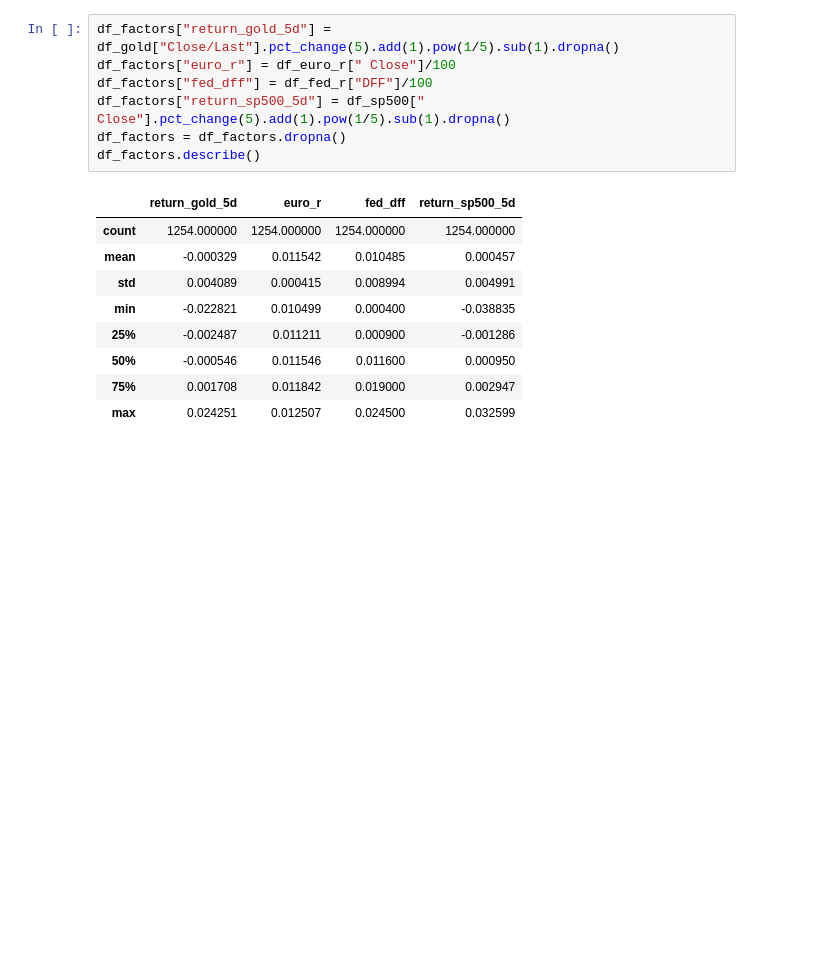
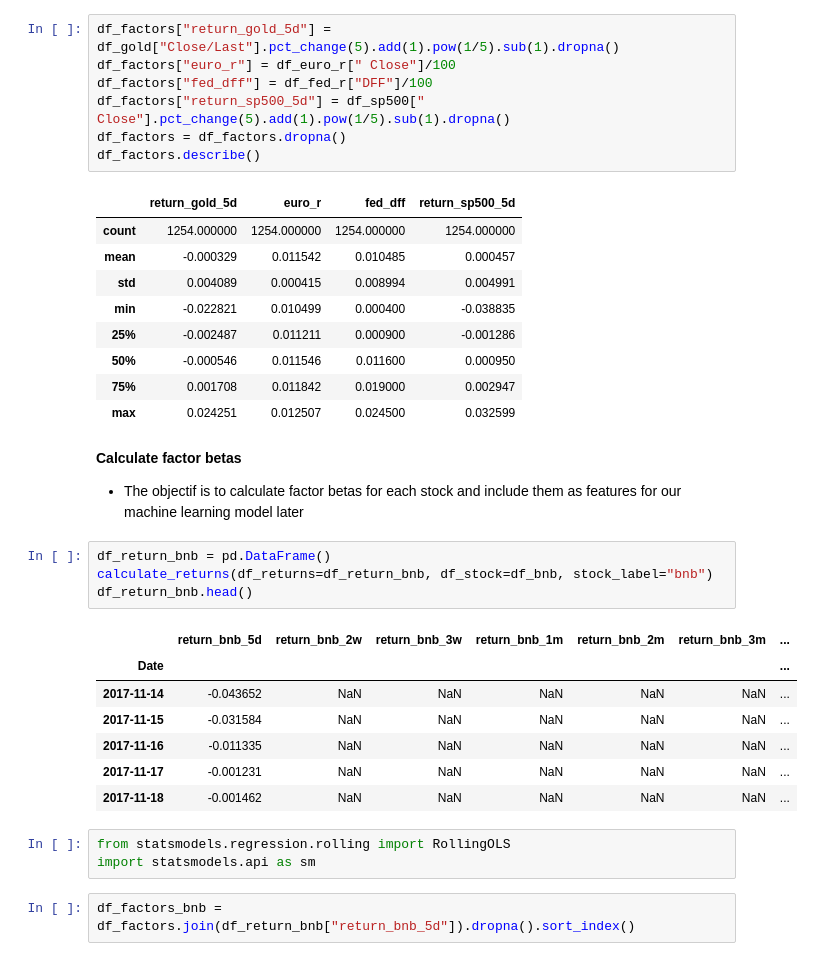
Before and after one commit to dlama001/Final-project-ML4T-large-cap-cryptos-, a Jupyter notebook: final project-crypto.ipynb, the cells around one changed output. Drawn from its saved outputs; the diff is of its cells as text; blank space fills up the shorter version.

```diff
--- a/final project-crypto.ipynb
+++ b/final project-crypto.ipynb
@@ -658,3 +658,23 @@ df_factors.describe()
 | 50% | -0.000546 | 0.011546 | 0.011600 | 0.000950 |
 | 75% | 0.001708 | 0.011842 | 0.019000 | 0.002947 |
 | max | 0.024251 | 0.012507 | 0.024500 | 0.032599 |
+# %% [markdown]
+__Calculate factor betas__
+- The objectif is to calculate factor betas for each stock and include them as features for our machine learning model later
+# %%
+df_return_bnb = pd.DataFrame()
+calculate_returns(df_returns=df_return_bnb, df_stock=df_bnb, stock_label="bnb")
+df_return_bnb.head()
+# %% [output]
+|  | return_bnb_5d | return_bnb_2w | return_bnb_3w | return_bnb_1m | return_bnb_2m | return_bnb_3m | ... |
+| Date |  |  |  |  |  |  | ... |
+| 2017-11-14 | -0.043652 | NaN | NaN | NaN | NaN | NaN | ... |
+| 2017-11-15 | -0.031584 | NaN | NaN | NaN | NaN | NaN | ... |
+| 2017-11-16 | -0.011335 | NaN | NaN | NaN | NaN | NaN | ... |
+| 2017-11-17 | -0.001231 | NaN | NaN | NaN | NaN | NaN | ... |
+| 2017-11-18 | -0.001462 | NaN | NaN | NaN | NaN | NaN | ... |
+# %%
+from statsmodels.regression.rolling import RollingOLS
+import statsmodels.api as sm
+# %%
+df_factors_bnb = df_factors.join(df_return_bnb["return_bnb_5d"]).dropna().sort_index()
```
Also changed, not shown: parts of 5 cells of this notebook.
